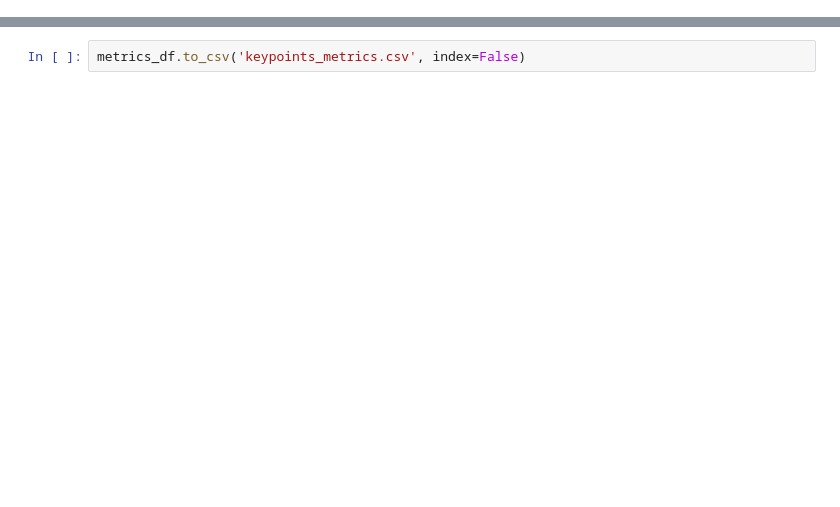
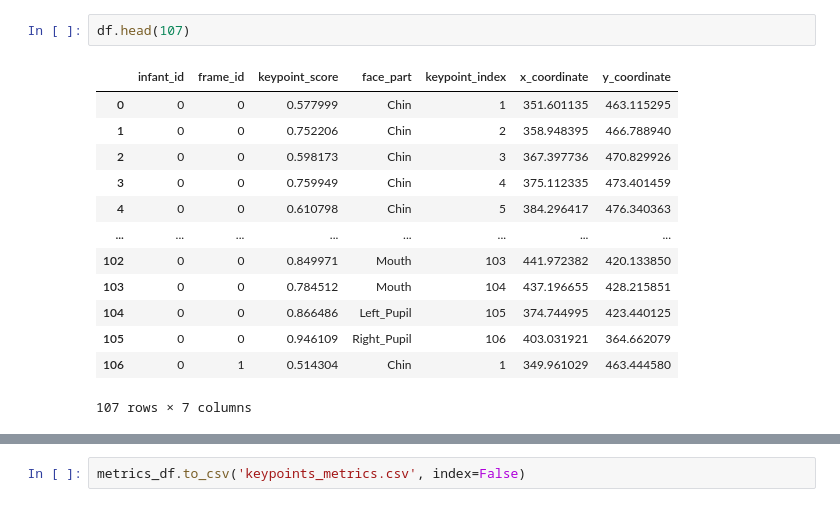
Before and after one commit to quietscientist/wiggle-face, a Jupyter notebook: Data_Inspection_Emotion_Analysis.ipynb, the cells around one changed output, grey strips where cells are left out. Cells and saved outputs as stored; diff of their text form; blank space fills up the shorter version.

```diff
--- a/Data_Inspection_Emotion_Analysis.ipynb
+++ b/Data_Inspection_Emotion_Analysis.ipynb
@@ -63,0 +175,16 @@ print(df.head(319))
+# %%
+df.head(107)
+# %% [output]
+|  | infant_id | frame_id | keypoint_score | face_part | keypoint_index | x_coordinate | y_coordinate |
+| 0 | 0 | 0 | 0.577999 | Chin | 1 | 351.601135 | 463.115295 |
+| 1 | 0 | 0 | 0.752206 | Chin | 2 | 358.948395 | 466.788940 |
+| 2 | 0 | 0 | 0.598173 | Chin | 3 | 367.397736 | 470.829926 |
+| 3 | 0 | 0 | 0.759949 | Chin | 4 | 375.112335 | 473.401459 |
+| 4 | 0 | 0 | 0.610798 | Chin | 5 | 384.296417 | 476.340363 |
+| ... | ... | ... | ... | ... | ... | ... | ... |
+| 102 | 0 | 0 | 0.849971 | Mouth | 103 | 441.972382 | 420.133850 |
+| 103 | 0 | 0 | 0.784512 | Mouth | 104 | 437.196655 | 428.215851 |
+| 104 | 0 | 0 | 0.866486 | Left_Pupil | 105 | 374.744995 | 423.440125 |
+| 105 | 0 | 0 | 0.946109 | Right_Pupil | 106 | 403.031921 | 364.662079 |
+| 106 | 0 | 1 | 0.514304 | Chin | 1 | 349.961029 | 463.444580 |
+107 rows × 7 columns
```
Also changed, not shown: parts of 15 cells of this notebook, 2 other files.
